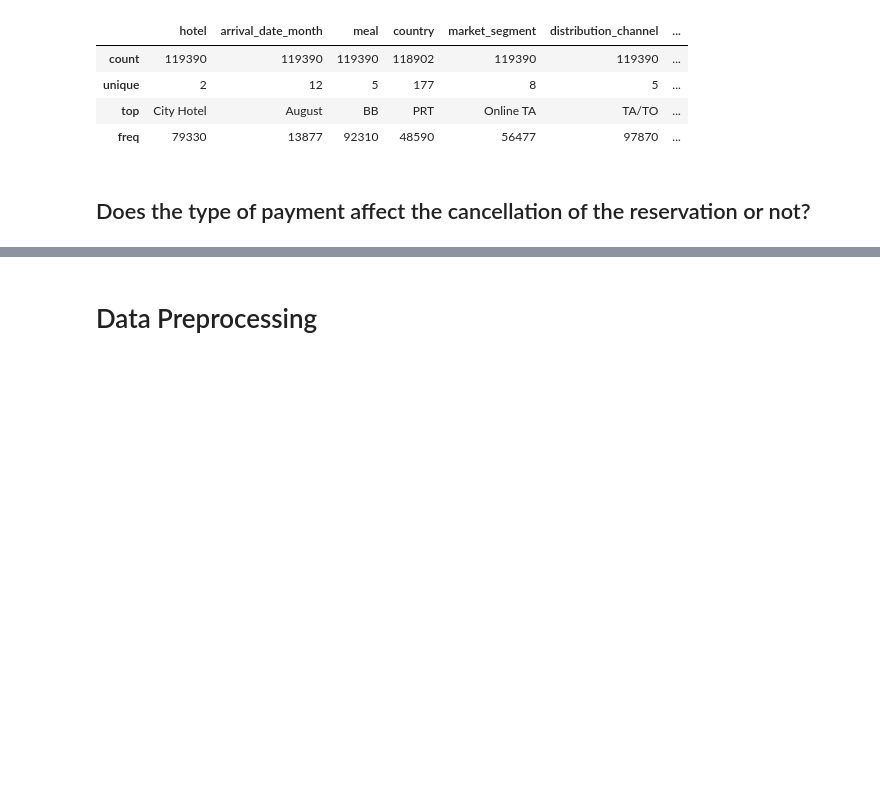
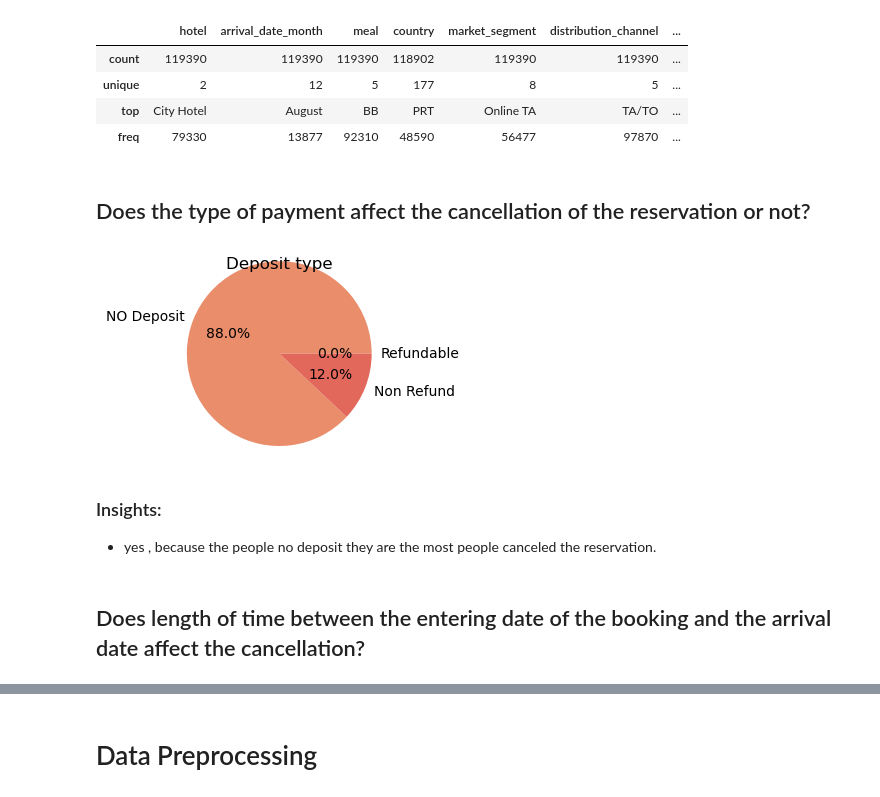
Before and after one commit to Tuwaiq-Data-Science-Bootcamp-V3/PCA-Lab1, a Jupyter notebook: CV_Assignment.ipynb, the cells around one changed output, grey strips where cells are left out. Cells and saved outputs as stored; diff of their text form; code cells hidden in the pictures; blank space fills up the shorter version.

```diff
--- a/CV_Assignment.ipynb
+++ b/CV_Assignment.ipynb
@@ -104,3 +104,19 @@ df.describe(include='object')
 | freq | 79330 | 13877 | 92310 | 48590 | 56477 | 97870 | ... |
 # %% [markdown]
 ## Does the type of payment affect the cancellation of the reservation or not?
+# %%
+Deposit_type = ['NO Deposit','Non Refund','Refundable']
+cancellation = [88,12,0]
+
+#add colors
+plt.figure(figsize=(3,2))
+colors = sns.color_palette("flare")
+plt.pie(cancellation,labels=Deposit_type, autopct='%1.1f%%', colors =colors,radius=1.5)
+plt.title('Deposit type');
+# %% [output]
+[figure, added]
+# %% [markdown]
+### Insights:
+- yes , because the people no deposit they are the most people canceled the reservation.
+# %% [markdown]
+## Does length of time between the entering date of the booking and the arrival date affect the cancellation?
```
Also changed, not shown: parts of 62 cells of this notebook.
